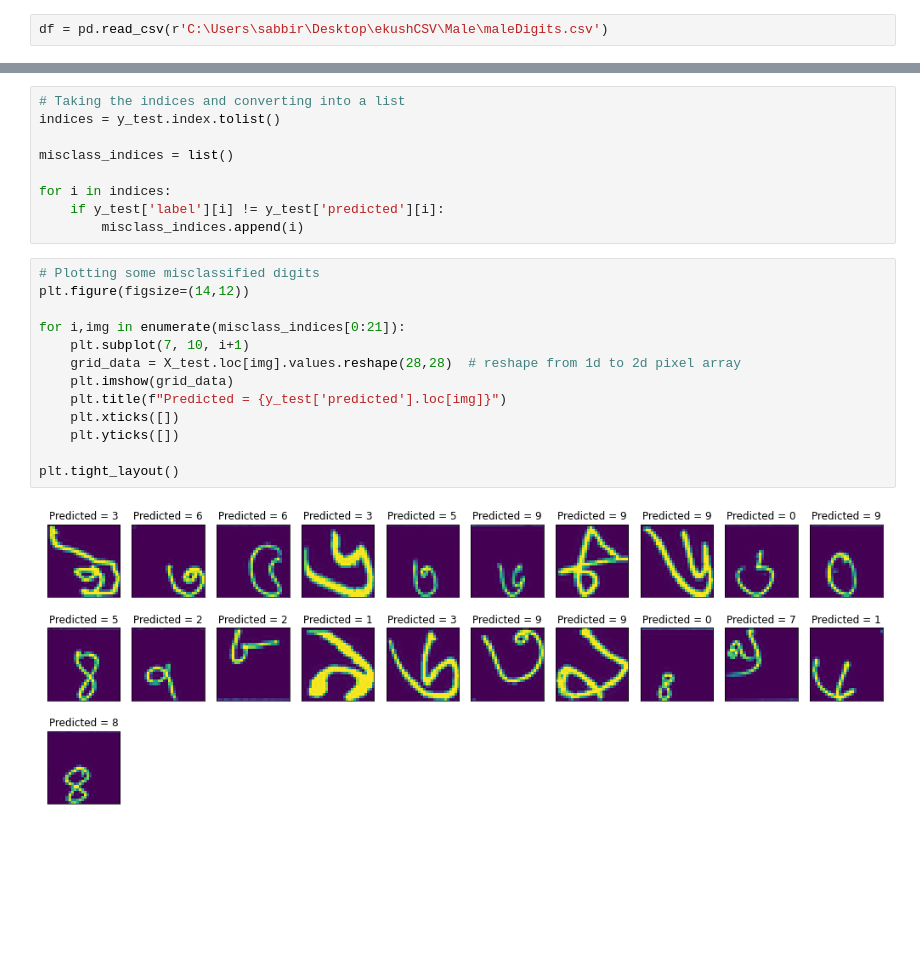
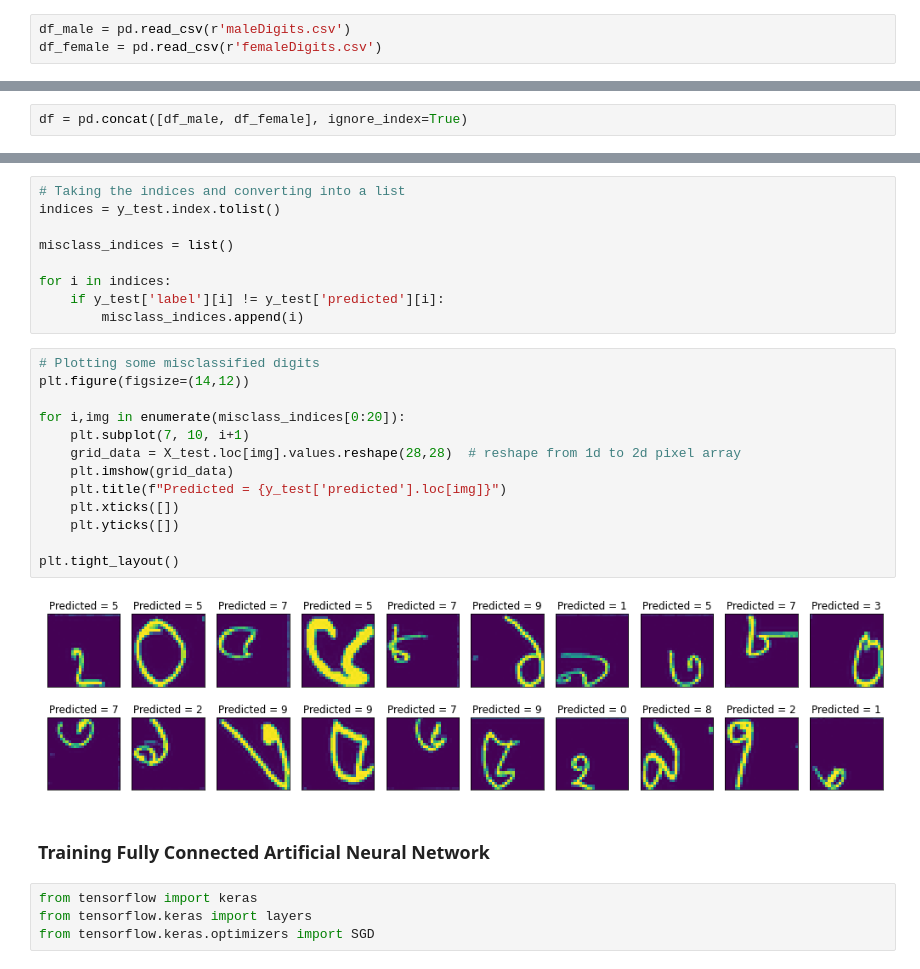
Before and after one commit to sabbir-ahmed12/ML-bangla-digit-classification, a Jupyter notebook: bangla_handwritten_digit_classification.ipynb, the cells around one changed output, grey strips where cells are left out. Saved outputs shown, nothing was run; the diff lists cells and outputs as text; blank space fills up the shorter version.

Commit message:
Added DNN and CNN model and used both male along with female digit dataset.

```diff
--- a/bangla_handwritten_digit_classification.ipynb
+++ b/bangla_handwritten_digit_classification.ipynb
@@ -12,4 +13,5 @@ import pandas as pd
 import matplotlib.pyplot as plt
 # %%
-df = pd.read_csv(r'C:\Users\sabbir\Desktop\ekushCSV\Male\maleDigits.csv')
+df_male = pd.read_csv(r'maleDigits.csv')
+df_female = pd.read_csv(r'femaleDigits.csv')
 # %%
@@ -24,0 +27,2 @@ display(df.head())
+# %%
+df = pd.concat([df_male, df_female], ignore_index=True)
@@ -253,15 +285,21 @@ for i in indices:
 # %%
 # Plotting some misclassified digits
 plt.figure(figsize=(14,12))
 
-for i,img in enumerate(misclass_indices[0:21]):
+for i,img in enumerate(misclass_indices[0:20]):
     plt.subplot(7, 10, i+1)
     grid_data = X_test.loc[img].values.reshape(28,28)  # reshape from 1d to 2d pixel array
     plt.imshow(grid_data)
     plt.title(f"Predicted = {y_test['predicted'].loc[img]}")
     plt.xticks([])
     plt.yticks([])
 
 plt.tight_layout()
 # %% [output]
-[figure, old version]
+[figure, new version]
+# %% [markdown]
+### Training Fully Connected Artificial Neural Network
+# %%
+from tensorflow import keras
+from tensorflow.keras import layers
+from tensorflow.keras.optimizers import SGD
```
Also changed, not shown: parts of 44 cells of this notebook, 2 other files.
